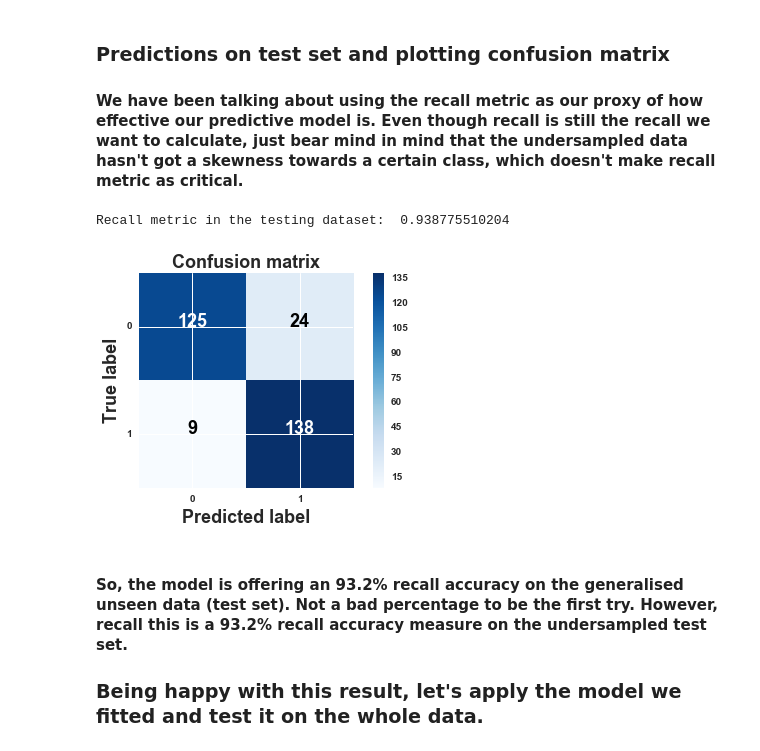
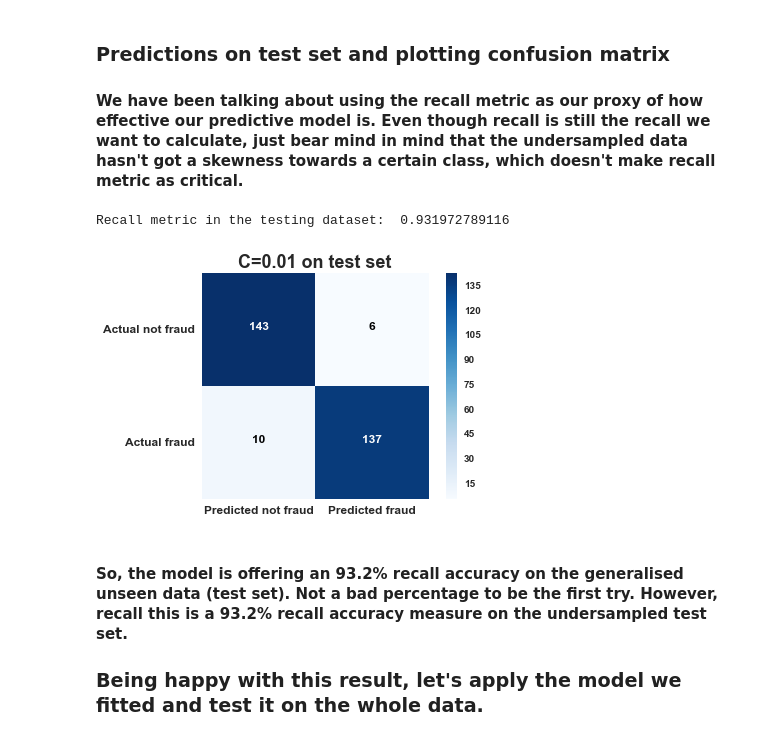
Before and after one commit to mshu1/SpendingHabitsEducation, a Jupyter notebook: original_notebook.ipynb, the cells around one changed output. Cells and saved outputs as stored; diff of their text form; code cells hidden in the pictures.

```diff
--- a/original_notebook.ipynb
+++ b/original_notebook.ipynb
@@ -190,7 +193,7 @@ from sklearn.metrics import confusion_matrix,precision_recall_curve,auc,roc_auc_
 # %% [markdown]
 #### Very ad-hoc function to print K_fold_scores
 # %%
-def printing_Kfold_scores(x_train_data,y_train_data):
+def printing_Kfold_scores(x_train_data,y_train_data, title):
     fold = KFold(len(y_train_data),5,shuffle=False)
 
     # Different C parameters
@@ -202,10 +205,10 @@ def printing_Kfold_scores(x_train_data,y_train_data):
     # the k-fold will give 2 lists: train_indices = indices[0], test_indices = indices[1]
     j = 0
     for c_param in c_param_range:
-        print('-------------------------------------------')
-        print('C parameter: ', c_param)
-        print('-------------------------------------------')
-        print('')
+#         print('-------------------------------------------')
+#         print('C parameter: ', c_param)
+#         print('-------------------------------------------')
+#         print('')
 
         recall_accs = []
         for iteration, indices in enumerate(fold,start=1):
@@ -223,7 +226,7 @@ def printing_Kfold_scores(x_train_data,y_train_data):
             # Calculate the recall score and append it to a list for recall scores representing the current c_parameter
             recall_acc = recall_score(y_train_data.iloc[indices[1],:].values,y_pred_undersample)
             recall_accs.append(recall_acc)
-            print('Iteration ', iteration,': recall score = ', recall_acc)
+#             print('Iteration ', iteration,': recall score = ', recall_acc)
 
         # The mean value of those recall scores is the metric we want to save and get hold of.
         results_table.ix[j,'Mean recall score'] = np.mean(recall_accs)
@@ -238,5 +241,15 @@ def printing_Kfold_scores(x_train_data,y_train_data):
     print('*********************************************************************************')
     print('Best model to choose from cross validation is with C parameter = ', best_c)
     print('*********************************************************************************')
+    plt.figure(figsize=(10,6))
+    sns.set()
+    g = sns.barplot(x='C_parameter', y='Mean recall score', data=results_table)
+    plt.title(title, **hfont)
+    plt.xticks(rotation=0)
+    plt.xlabel("C parameter", **hfont)
+    plt.ylabel("Mean recall score", **hfont)
+    for index, row in results_table.iterrows():
+        g.text(row.name, row["Mean recall score"] + 0.02, round(row["Mean recall score"], 4) , color='black', ha="center")
 
+    plt.savefig(title+'.png', dpi = 300)
     return best_c
@@ -262,0 +256,4 @@ Best model to choose from cross validation is with C parameter =  0.01
+# %%
+plt.figure(figsize=(10,10))
+
+best_c = printing_Kfold_scores(X_train_undersample,y_train_undersample, 'Logistic Regression C param on undersampled data')
@@ -268,17 +285,22 @@ import itertools
 def plot_confusion_matrix(cm, classes,
                           normalize=False,
                           title='Confusion matrix',
-                          cmap=plt.cm.Blues):
+                          cmap=plt.cm.Blues,
+                          print_title="placeholder"):
     """
     This function prints and plots the confusion matrix.
     Normalization can be applied by setting `normalize=True`.
     """
+    if print_title == "placeholder":
+        print_title = title
+    plt.grid(False)
     plt.imshow(cm, interpolation='nearest', cmap=cmap)
     plt.title(title, **hfont)
     plt.colorbar()
     tick_marks = np.arange(len(classes))
-    plt.xticks(tick_marks, classes, rotation=0)
-    plt.yticks(tick_marks, classes)
+    sfont = {'size':'12', 'weight': 'bold'}
+    plt.xticks(tick_marks, ['Predicted not fraud', 'Predicted fraud'], rotation=0, **sfont)
+    plt.yticks(tick_marks, ['Actual not fraud', 'Actual fraud'], **sfont)
 
     if normalize:
         cm = cm.astype('float') / cm.sum(axis=1)[:, np.newaxis]
@@ -295,8 +317,7 @@ def plot_confusion_matrix(cm, classes,
                  color="white" if cm[i, j] > thresh else "black")
 
     plt.tight_layout()
-    plt.ylabel('True label', **hfont)
-    plt.xlabel('Predicted label', **hfont)
+    plt.savefig(print_title+".png", dpi = 300, format="png")
 # %% [markdown]
 ### Predictions on test set and plotting confusion matrix
 
@@ -304,26 +325,26 @@ def plot_confusion_matrix(cm, classes,
 # %%
 # Use this C_parameter to build the final model with the whole training dataset and predict the classes in the test
 # dataset
 lr = LogisticRegression(C = best_c, penalty = 'l1')
 lr.fit(X_train_undersample,y_train_undersample.values.ravel())
 y_pred_undersample = lr.predict(X_test_undersample.values)
 
 # Compute confusion matrix
 cnf_matrix = confusion_matrix(y_test_undersample,y_pred_undersample)
 np.set_printoptions(precision=2)
 
 print("Recall metric in the testing dataset: ", cnf_matrix[1,1]/(cnf_matrix[1,0]+cnf_matrix[1,1]))
 
 # Plot non-normalized confusion matrix
-class_names = [0,1]
+class_names = ['Not fruad', 'Fraud']
 plt.figure()
 plot_confusion_matrix(cnf_matrix
                       , classes=class_names
-                      , title='Confusion matrix')
+                      , title="C=0.01 on test set")
 plt.show()
 # %% [output]
-Recall metric in the testing dataset:  0.938775510204
+Recall metric in the testing dataset:  0.931972789116
-[figure, old version]
+[figure, new version]
 # %% [markdown]
 #### So, the model is offering an 93.2% recall accuracy on the generalised unseen data (test set). Not a bad percentage to be the first try. However, recall this is a 93.2% recall accuracy measure on the undersampled test set.
 
```
Also changed, not shown: parts of 10 cells of this notebook, 13 other files.
